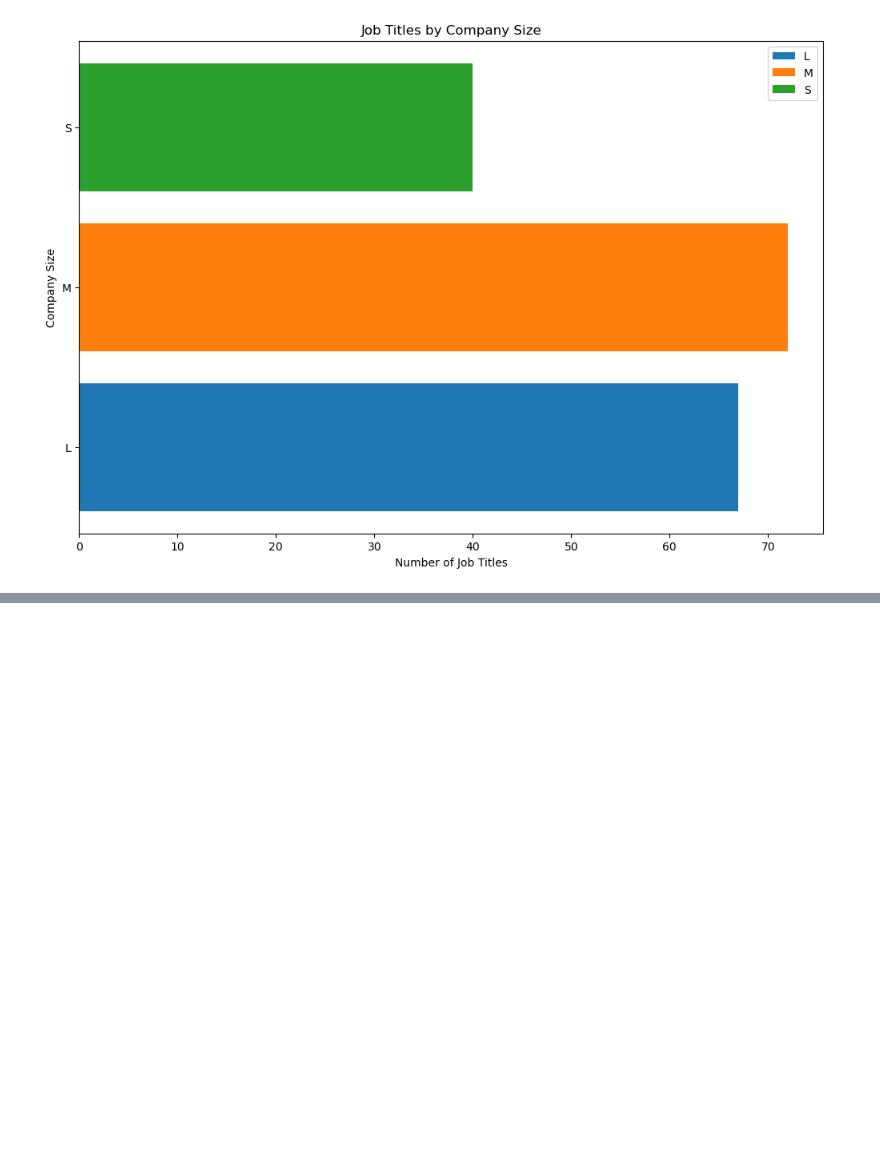
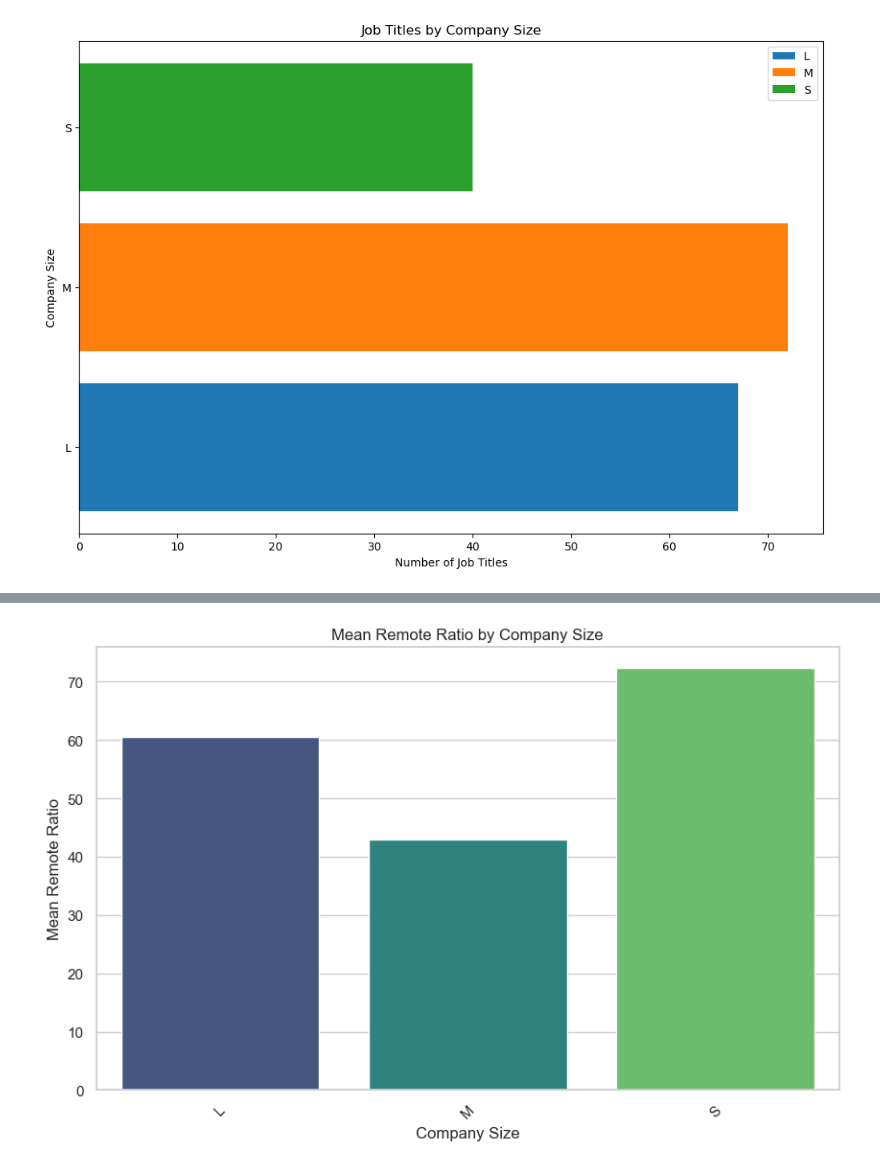
Before and after one commit to rohanayush/DS-salary-analysis, a Jupyter notebook: DS salary analysis.ipynb, the cells around one changed output, grey strips where cells are left out. Cells and saved outputs as stored; diff of their text form; code cells hidden in the pictures; blank space fills up the shorter version.

```diff
--- a/DS salary analysis.ipynb
+++ b/DS salary analysis.ipynb
@@ -558,0 +576,22 @@ plt.show()
+# %%
+# Showing remote ratio through chart
+sns.set(style="whitegrid")
+
+# Create a figure and axis
+fig, ax = plt.subplots(figsize=(10, 6))
+
+# Create a bar plot using Seaborn
+sns.barplot(x=company_size_remote_ratio_mean.index, y=company_size_remote_ratio_mean.values, palette="viridis")
+
+# Set labels and title
+ax.set_ylabel('Mean Remote Ratio')
+ax.set_xlabel('Company Size')
+ax.set_title('Mean Remote Ratio by Company Size')
+
+# Rotate x-axis labels for better readability
+plt.xticks(rotation=45)
+
+# Show the plot
+plt.show()
+# %% [output]
+[figure, added]
```
Also changed, not shown: parts of 10 cells of this notebook.
